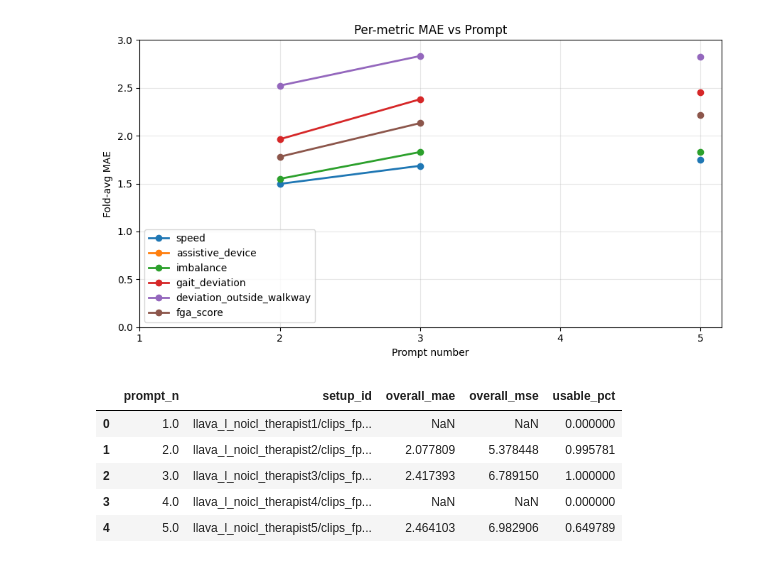
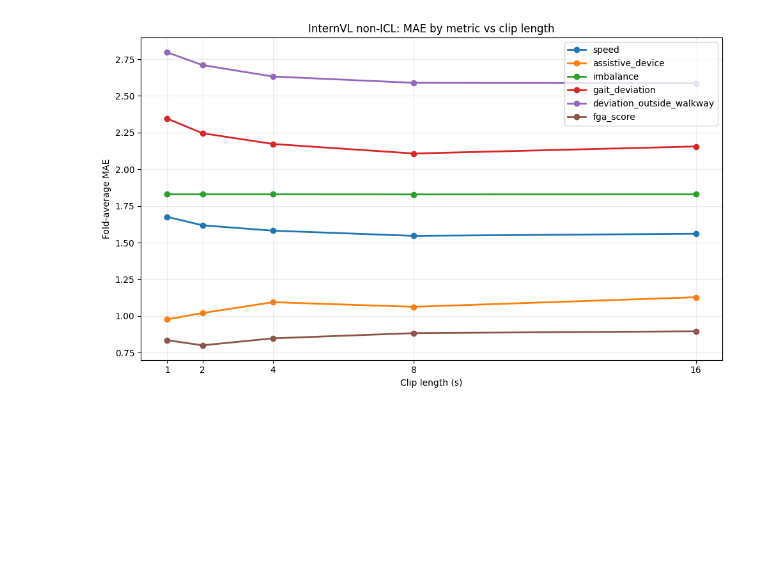
Before and after one commit to kerrypan1/brainwalk-vlm, a Jupyter notebook: analysis.ipynb, the cells around one changed output. Cells and saved outputs as stored; diff of their text form; code cells hidden in the pictures; blank space fills up the shorter version.

```diff
--- a/analysis.ipynb
+++ b/analysis.ipynb
@@ -731,46 +566,23 @@ else:
 # %%
-# ========= Plot 4: per-metric MAE vs prompt (llava_l_noicl_therapist1-5) =========
+# ========= InternVL per-metric MAE vs clip length =========
 
-def prompt_number_from_setup_name(name: str) -> int | None:
-    m = re.match(r"^llava_l_noicl_therapist(\d+)$", name)
-    return int(m.group(1)) if m else None
+setup_target = "intern_l_noicl_therapist"
+sub = get_setup_rows(setup_target)
+lengths = sub["length"].astype(float).tolist()
 
-sub = RESULTS_DF.copy()
-sub["prompt_n"] = sub["setup_name"].map(prompt_number_from_setup_name)
-sub = sub[sub["prompt_n"].notna()].copy()
+plt.figure(figsize=(10, 6))
+for f in FIELDS:
+    ys = [row[f] for row in sub["mae_by_field"]]
+    plt.plot(lengths, ys, marker="o", linewidth=2, label=f)
 
-if sub.empty:
-    print("No prompt-specific rows found for llava_l_noicl_therapist1-5")
-else:
-    # If multiple clip configs exist in future prompts, keep best per prompt by overall_mae.
-    sub = sub.sort_values(["prompt_n", "overall_mae", "overall_mse"])
-    sub = sub.groupby("prompt_n", as_index=False).first()
-    sub = sub.sort_values("prompt_n")
-
-    x = sub["prompt_n"].astype(int).tolist()
-
-    plt.figure(figsize=(9, 5))
-    for f in FIELDS:
-        ys = [row[f] for row in sub["mae_by_field"]]
-        plt.plot(x, ys, marker="o", linewidth=2, label=f)
-
-    plt.xlabel("Prompt number")
-    plt.ylabel("Fold-avg MAE")
-    plt.ylim([0, 3])
-    plt.title("Per-metric MAE vs Prompt")
-    plt.grid(alpha=0.3)
-    plt.xticks(x)
-    plt.legend()
-    plt.tight_layout()
-    plt.show()
-
-    display(sub[["prompt_n", "setup_id", "overall_mae", "overall_mse", "usable_pct"]])
+plt.xlabel("Clip length (s)")
+plt.ylabel("Fold-average MAE")
+plt.title("InternVL non-ICL: MAE by metric vs clip length")
+plt.xticks(lengths)
+plt.grid(alpha=0.25)
+plt.legend(loc="best")
+plt.tight_layout()
+plt.show()
 # %% [output]
-[figure, old version]
+[figure, new version]
-|  | prompt_n | setup_id | overall_mae | overall_mse | usable_pct |
-| 0 | 1.0 | llava_l_noicl_therapist1/clips_fp... | NaN | NaN | 0.000000 |
-| 1 | 2.0 | llava_l_noicl_therapist2/clips_fp... | 2.077809 | 5.378448 | 0.995781 |
-| 2 | 3.0 | llava_l_noicl_therapist3/clips_fp... | 2.417393 | 6.789150 | 1.000000 |
-| 3 | 4.0 | llava_l_noicl_therapist4/clips_fp... | NaN | NaN | 0.000000 |
-| 4 | 5.0 | llava_l_noicl_therapist5/clips_fp... | 2.464103 | 6.982906 | 0.649789 |
 # %%
```
Also changed, not shown: parts of 13 cells of this notebook, 8 other files.
